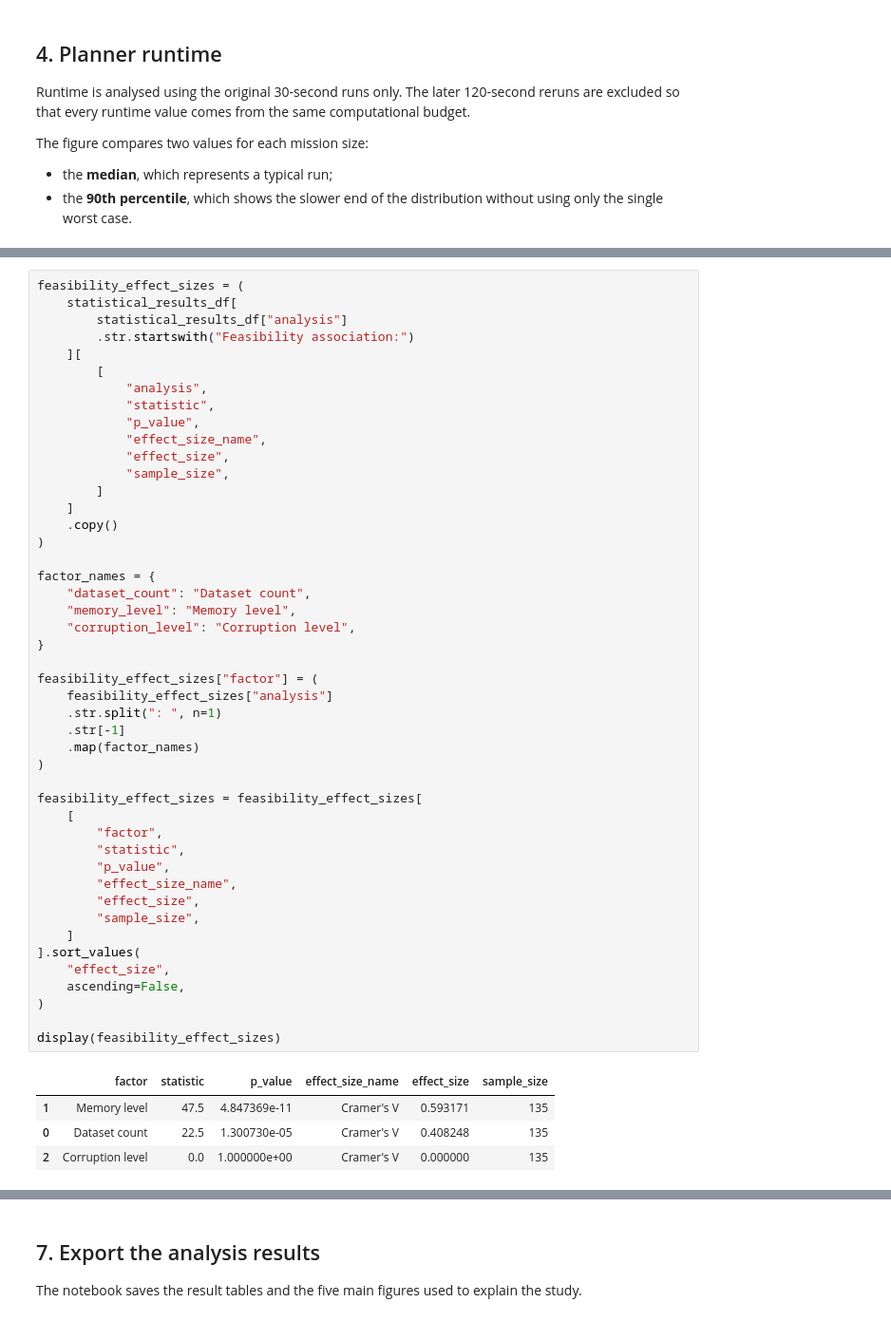
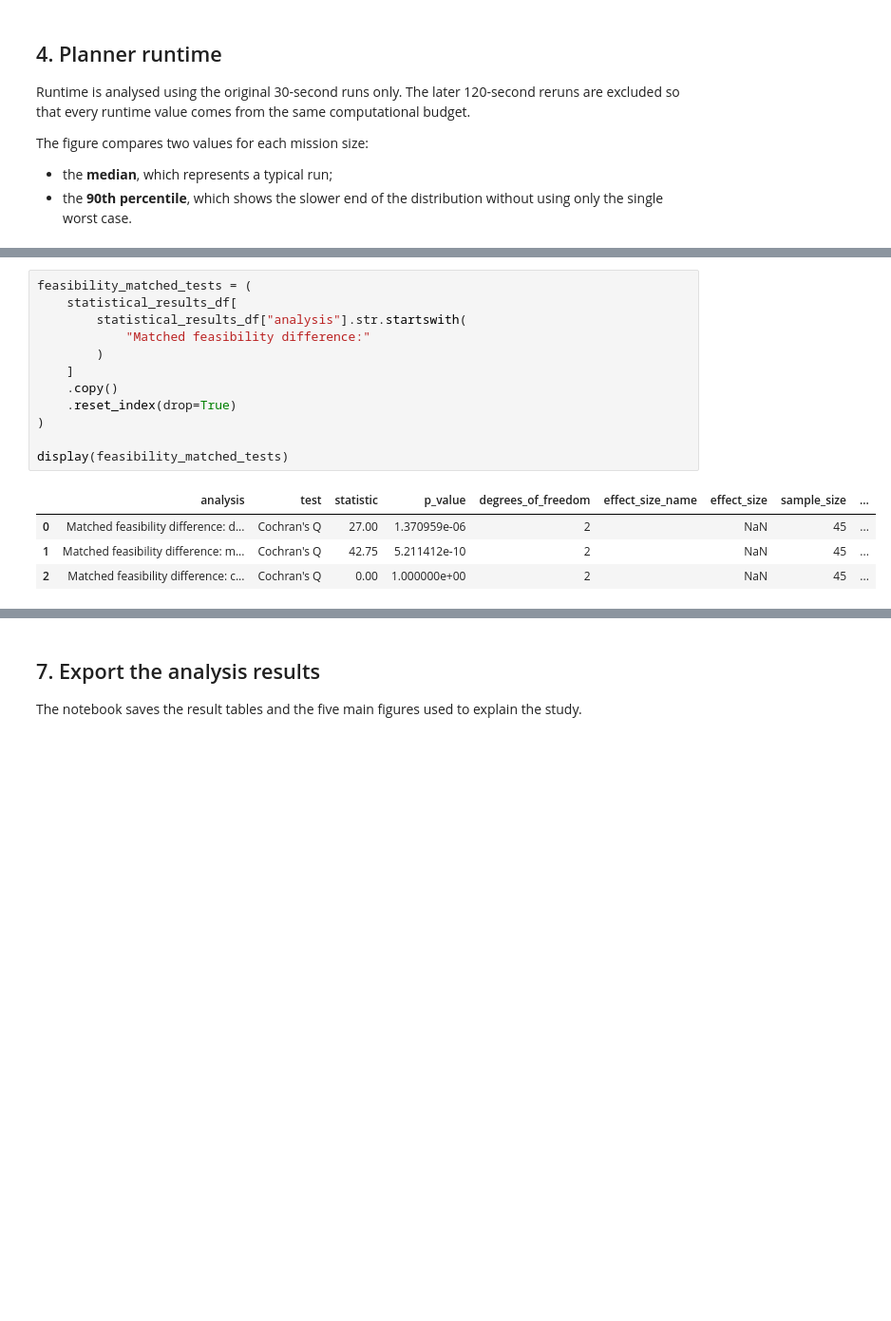
Before and after one commit to egjinaj/planetary-rover-experimental-study, a Jupyter notebook: notebooks/battery_rover_experiment_analysis.ipynb, the cells around one changed output, grey strips where cells are left out. Shown at 95% size. Cells and saved outputs as stored; diff of their text form; blank space fills up the shorter version.

Commit message:
Synchronize rover paper, notebook, and final analysis

```diff
--- a/notebooks/battery_rover_experiment_analysis.ipynb
+++ b/notebooks/battery_rover_experiment_analysis.ipynb
@@ -1128,54 +1380,20 @@ display(matched_tests)
 # %%
-feasibility_effect_sizes = (
+feasibility_matched_tests = (
     statistical_results_df[
-        statistical_results_df["analysis"]
-        .str.startswith("Feasibility association:")
-    ][
-        [
-            "analysis",
-            "statistic",
-            "p_value",
-            "effect_size_name",
-            "effect_size",
-            "sample_size",
-        ]
+        statistical_results_df["analysis"].str.startswith(
+            "Matched feasibility difference:"
+        )
     ]
     .copy()
+    .reset_index(drop=True)
 )
 
-factor_names = {
-    "dataset_count": "Dataset count",
-    "memory_level": "Memory level",
-    "corruption_level": "Corruption level",
-}
-
-feasibility_effect_sizes["factor"] = (
-    feasibility_effect_sizes["analysis"]
-    .str.split(": ", n=1)
-    .str[-1]
-    .map(factor_names)
-)
-
-feasibility_effect_sizes = feasibility_effect_sizes[
-    [
-        "factor",
-        "statistic",
-        "p_value",
-        "effect_size_name",
-        "effect_size",
-        "sample_size",
-    ]
-].sort_values(
-    "effect_size",
-    ascending=False,
-)
-
-display(feasibility_effect_sizes)
+display(feasibility_matched_tests)
 # %% [output]
-|  | factor | statistic | p_value | effect_size_name | effect_size | sample_size |
-| 1 | Memory level | 47.5 | 4.847369e-11 | Cramer's V | 0.593171 | 135 |
-| 0 | Dataset count | 22.5 | 1.300730e-05 | Cramer's V | 0.408248 | 135 |
-| 2 | Corruption level | 0.0 | 1.000000e+00 | Cramer's V | 0.000000 | 135 |
+|  | analysis | test | statistic | p_value | degrees_of_freedom | effect_size_name | effect_size | sample_size | ... |
+| 0 | Matched feasibility difference: d... | Cochran's Q | 27.00 | 1.370959e-06 | 2 |  | NaN | 45 | ... |
+| 1 | Matched feasibility difference: m... | Cochran's Q | 42.75 | 5.211412e-10 | 2 |  | NaN | 45 | ... |
+| 2 | Matched feasibility difference: c... | Cochran's Q | 0.00 | 1.000000e+00 | 2 |  | NaN | 45 | ... |
 # %% [markdown]
 ### Statistical result
 
```
Also changed, not shown: parts of 31 cells of this notebook, 15 other files.
